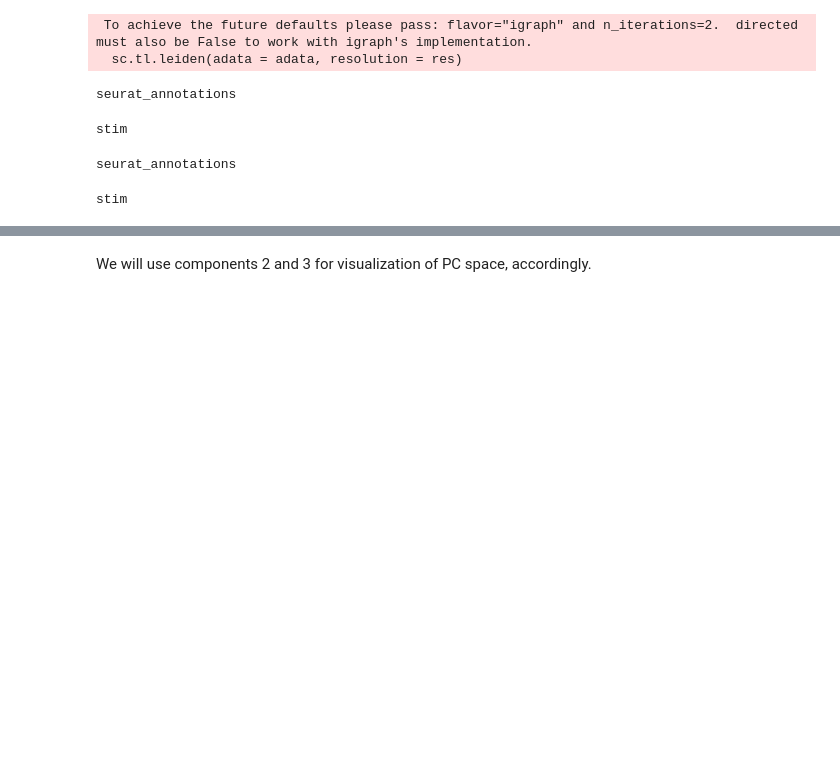
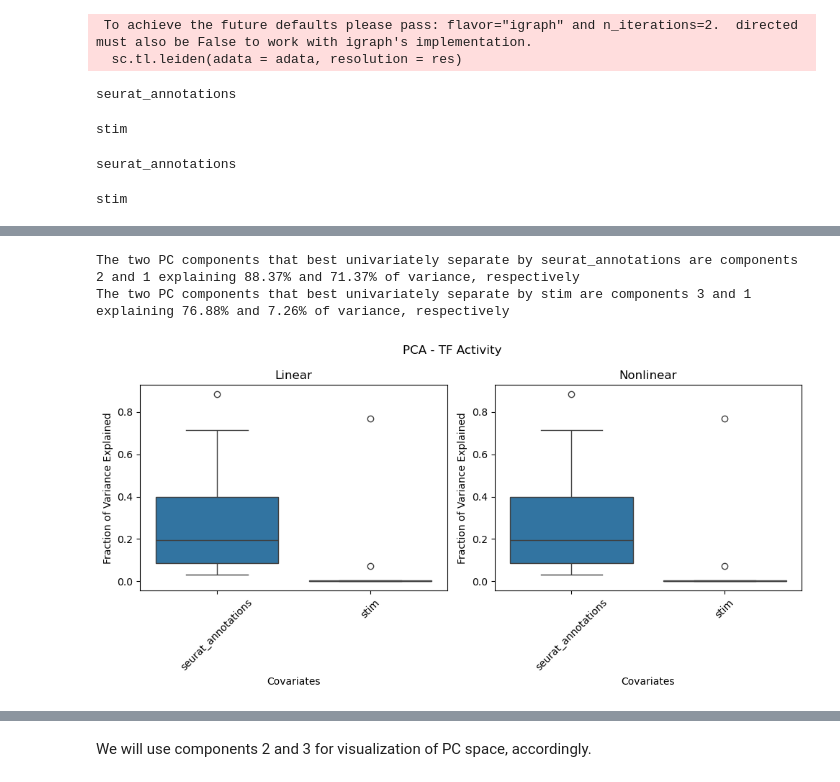
Before and after one commit to hmbaghdassarian/scLEMBAS, a Jupyter notebook: notebooks/Kang_2017/03_embed_TF_activity.ipynb, the cells around one changed output, grey strips where cells are left out. Cells and saved outputs as stored; diff of their text form; code cells hidden in the pictures; blank space fills up the shorter version.

Commit message:
start running McCauley, update some companion code

```diff
--- a/notebooks/Kang_2017/03_embed_TF_activity.ipynb
+++ b/notebooks/Kang_2017/03_embed_TF_activity.ipynb
@@ -340,0 +166,16 @@ NMI_df
+# %%
+r2_df = r2_df[[col for col in r2_df.columns if col.startswith('R2_') or col in['PC', 'model_type']]].reset_index(drop = True)
+r2_df.columns = [col if col in ['PC', 'model_type'] else col.split('R2_')[1] for col in r2_df.columns]
+# %%
+ls.visualize_latent_association(
+    metric_df = r2_df,
+    fig_title = 'PCA - TF Activity',
+    file_name = file_prefix + '_associations.png'
+)
+
+top_components_cell = ls.get_top_components(r2_df, top_components_cov = 'seurat_annotations')
+top_components_pert = ls.get_top_components(r2_df, top_components_cov = 'stim')
+# %% [output]
+The two PC components that best univariately separate by seurat_annotations are components 2 and 1 explaining 88.37% and 71.37% of variance, respectively
+The two PC components that best univariately separate by stim are components 3 and 1 explaining 76.88% and 7.26% of variance, respectively
+[figure, added]
```
Also changed, not shown: parts of 28 cells of this notebook, 34 other files.
